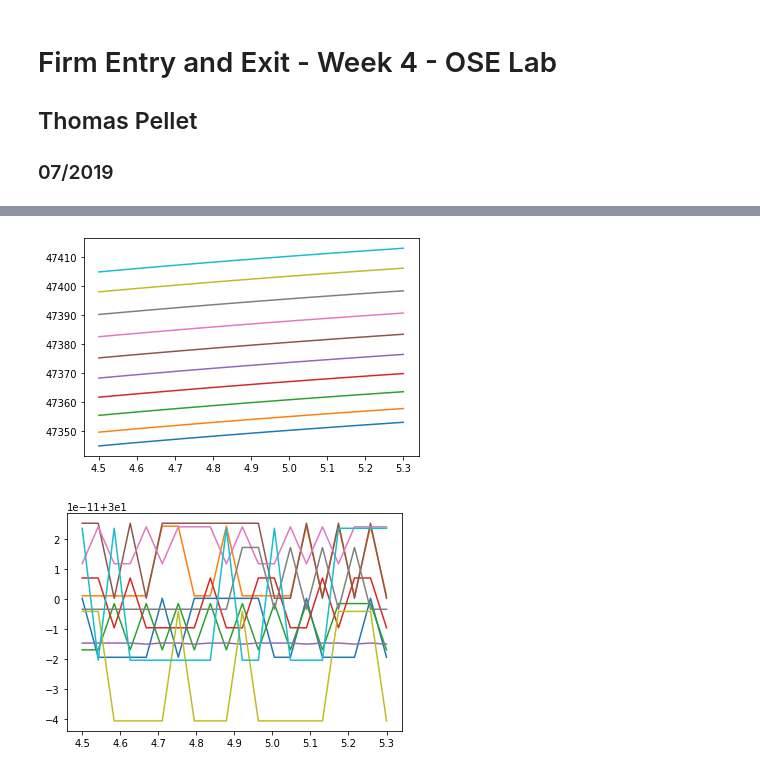
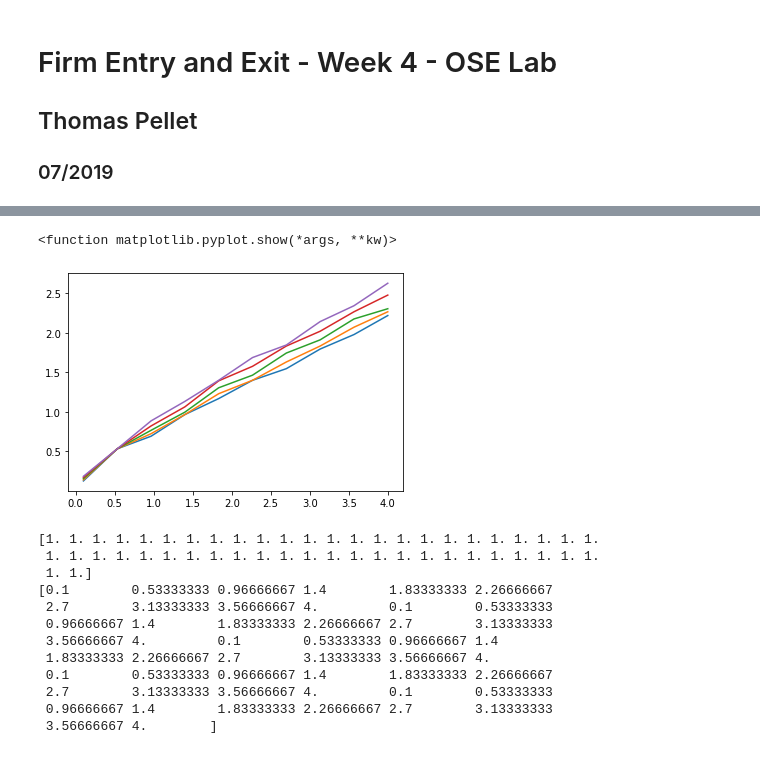
Before and after one commit to jeannesorin/BootCamp2019, a Jupyter notebook: ProblemSets/Econ/Week4/Firm Dynamics/Pbset - Firm Entry and Exit.ipynb, the cells around one changed output, grey strips where cells are left out. Drawn from its saved outputs; the diff is of its cells as text; code cells hidden in the pictures.

```diff
--- a/ProblemSets/Econ/Week4/Firm Dynamics/Pbset - Firm Entry and Exit.ipynb
+++ b/ProblemSets/Econ/Week4/Firm Dynamics/Pbset - Firm Entry and Exit.ipynb
@@ -102,0 +47,8 @@ Y - I - AC is 0.5037278240321985
+# %%
+params = Nrep, δ, β, θ, ν
+ss_vals = fsolve(steady_state_eqns, [.1,.3,.1], args=params)
+print("Steady State Wage: {}".format(ss_vals[0]))
+print("Steady State Consumption: {}".format(ss_vals[1]))
+print("Steady State Capital: {}".format(ss_vals[2]))
+wrep = ss_vals[0]
+Krep = ss_vals[2]
@@ -156,0 +208,5 @@ cons = ({'type': 'ineq', 'fun': lambda x:  30 - x},
+# %%
+for i in range(Nϵ):
+    plt.plot(Kgrid, Kp[:,i])
+
+plt.show
@@ -268,0 +349,8 @@ Error term:  6.707512767434309e-09
+# %%
+Ce = 0.1
+#Vp=Kmin*np.ones([sizeK,Nϵ])
+#Kp=Krep*np.ones([sizeK,Nϵ])
+Vp=Kmin*np.ones([sizeK,Nϵ])
+Kp=Krep*np.ones([sizeK,Nϵ])
+params = Vp, Kp, sizeK, Nϵ, Ce, Krep, A, P, distribution
+wage = fsolve(get_wage, 0.8, args = params)
@@ -269,11 +642,27 @@ Error term:  6.707512767434309e-09
 # %%
 for i in range(Nϵ):
-    plt.plot(Kgrid, Vp[:,i])
-plt.show()
+    plt.plot(Kgrid, Kp[:,i])
 
-for i in range(Nϵ):
-    plt.plot(Kgrid, Kp[:,i])
-plt.show()
+plt.show
 # %% [output]
+<function matplotlib.pyplot.show(*args, **kw)>
-[figure, old version]
+[figure, new version]
-[figure, removed]
+# %%
+Stay = exit*(-1) + 1
+Stay = Stay.flatten()
+print(Stay)
+test = np.tile(Kgrid, Nϵ)
+print(test)
+# %% [output]
+[1. 1. 1. 1. 1. 1. 1. 1. 1. 1. 1. 1. 1. 1. 1. 1. 1. 1. 1. 1. 1. 1. 1. 1.
+ 1. 1. 1. 1. 1. 1. 1. 1. 1. 1. 1. 1. 1. 1. 1. 1. 1. 1. 1. 1. 1. 1. 1. 1.
+ 1. 1.]
+[0.1        0.53333333 0.96666667 1.4        1.83333333 2.26666667
+ 2.7        3.13333333 3.56666667 4.         0.1        0.53333333
+ 0.96666667 1.4        1.83333333 2.26666667 2.7        3.13333333
+ 3.56666667 4.         0.1        0.53333333 0.96666667 1.4
+ 1.83333333 2.26666667 2.7        3.13333333 3.56666667 4.
+ 0.1        0.53333333 0.96666667 1.4        1.83333333 2.26666667
+ 2.7        3.13333333 3.56666667 4.         0.1        0.53333333
+ 0.96666667 1.4        1.83333333 2.26666667 2.7        3.13333333
+ 3.56666667 4.        ]
```
Also changed, not shown: parts of 26 cells of this notebook, 1 other file.
